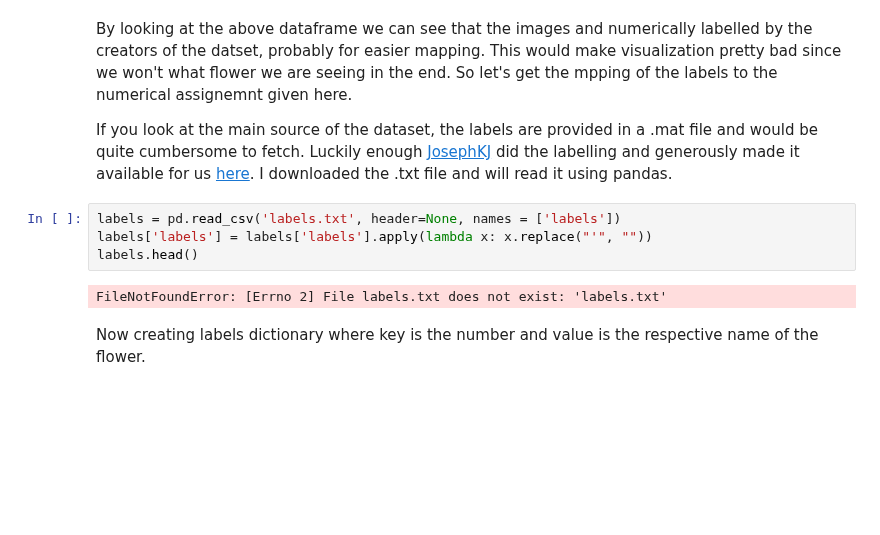
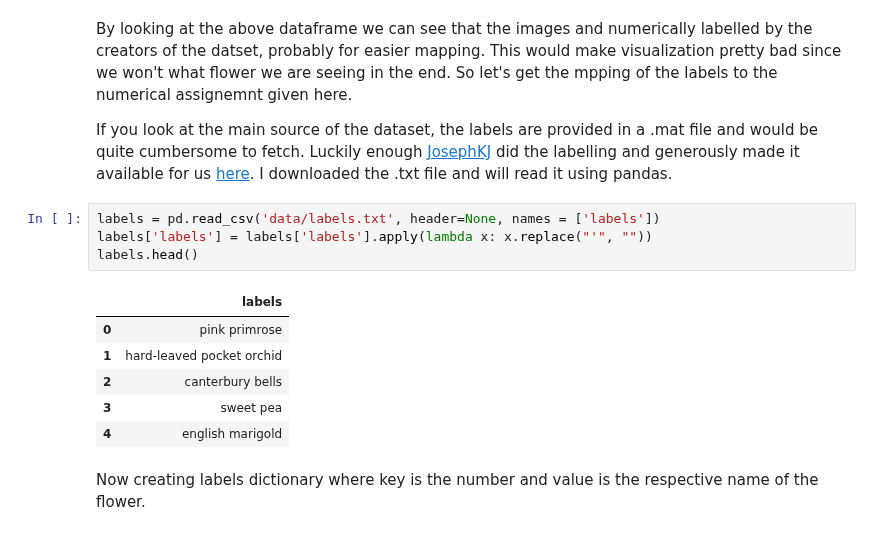
Before and after one commit to harish3110/through-tinted-lenses, a Jupyter notebook: _notebooks/2020-03-29-Getting started with Fastai V2.ipynb, the cells around one changed output. Saved outputs shown, nothing was run; the diff lists cells and outputs as text; blank space fills up the shorter version.

```diff
--- a/_notebooks/2020-03-29-Getting started with Fastai V2.ipynb
+++ b/_notebooks/2020-03-29-Getting started with Fastai V2.ipynb
@@ -175,11 +177,16 @@ By looking at the above dataframe we can see that the images and numerically lab
 
 If you look at the main source of the dataset, the labels are provided in a .mat file and would be quite cumbersome to fetch. Luckily enough [JosephKJ](https://gist.github.com/JosephKJ) did the labelling and generously made it available for us [here](https://gist.github.com/JosephKJ/94c7728ed1a8e0cd87fe6a029769cde1). I downloaded the .txt file and will read it using pandas.
 # %%
-labels = pd.read_csv('labels.txt', header=None, names = ['labels'])
+labels = pd.read_csv('data/labels.txt', header=None, names = ['labels'])
 labels['labels'] = labels['labels'].apply(lambda x: x.replace("'", ""))
 labels.head()
 # %% [output]
-FileNotFoundError: [Errno 2] File labels.txt does not exist: 'labels.txt'
+|  | labels |
+| 0 | pink primrose |
+| 1 | hard-leaved pocket orchid |
+| 2 | canterbury bells |
+| 3 | sweet pea |
+| 4 | english marigold |
 # %% [markdown]
 Now creating labels dictionary where key is the number and value is the respective name of the flower.
 # %%
```
Also changed, not shown: parts of 10 cells of this notebook, 2 other files.
